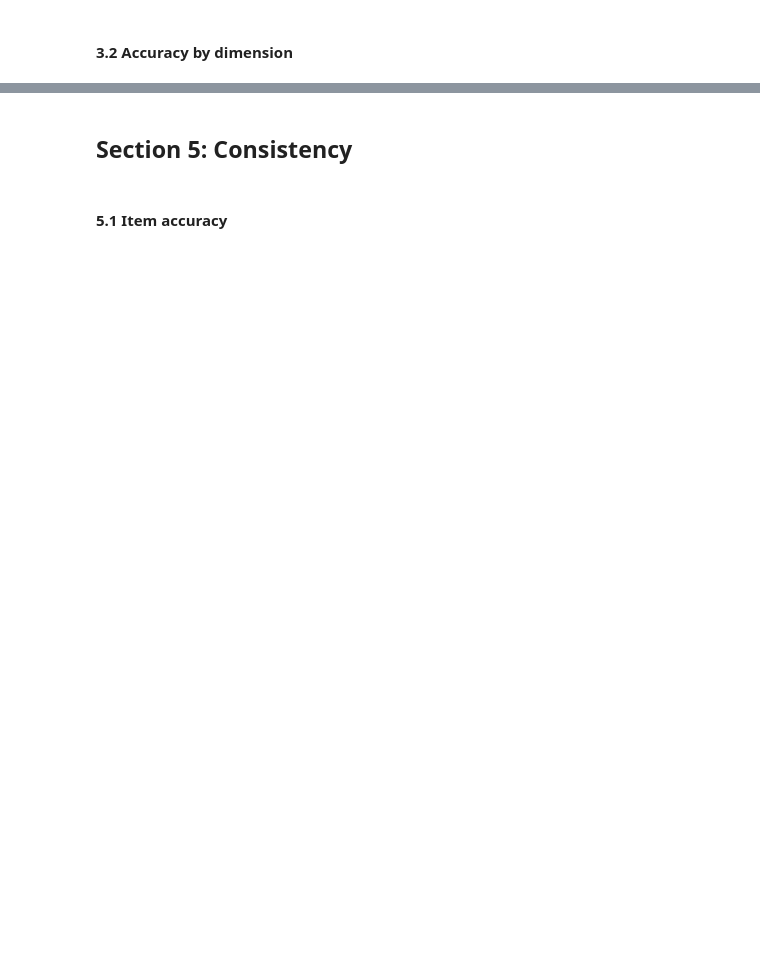
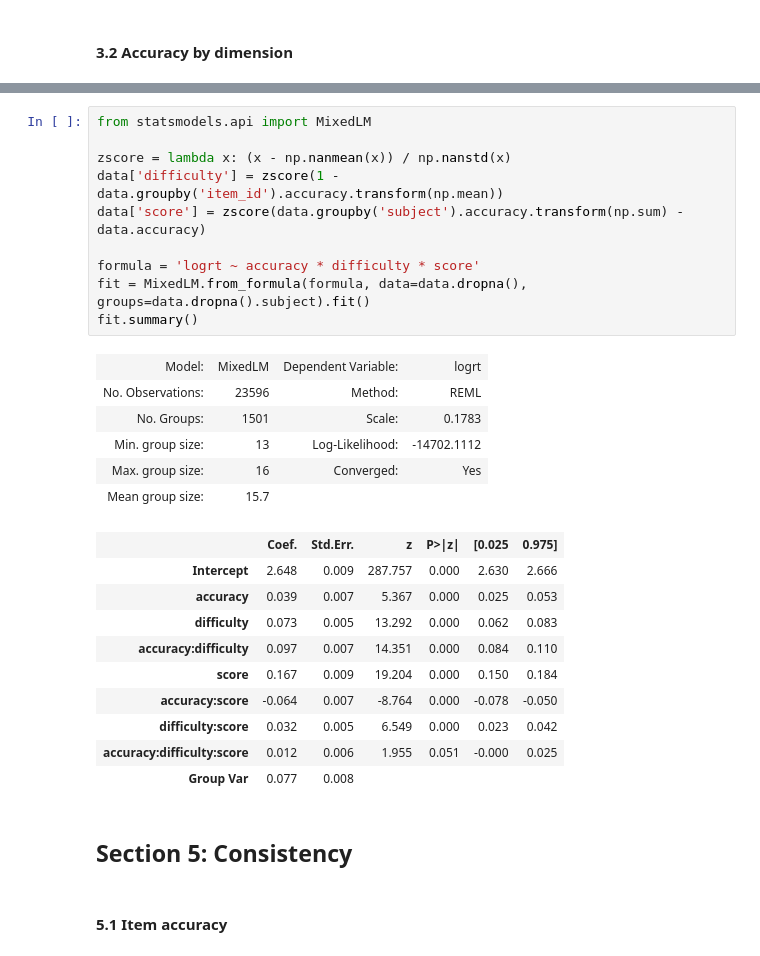
Before and after one commit to ndawlab/mars-irt, a Jupyter notebook: 03_Calibration/02_Descriptive.ipynb, the cells around one changed output, grey strips where cells are left out. Saved outputs shown, nothing was run; the diff lists cells and outputs as text; blank space fills up the shorter version.

```diff
--- a/03_Calibration/02_Descriptive.ipynb
+++ b/03_Calibration/02_Descriptive.ipynb
@@ -212,3 +294,30 @@ plt.tight_layout()
+# %%
+from statsmodels.api import MixedLM
+
+zscore = lambda x: (x - np.nanmean(x)) / np.nanstd(x)
+data['difficulty'] = zscore(1 - data.groupby('item_id').accuracy.transform(np.mean))
+data['score'] = zscore(data.groupby('subject').accuracy.transform(np.sum) - data.accuracy)
+
+formula = 'logrt ~ accuracy * difficulty * score'
+fit = MixedLM.from_formula(formula, data=data.dropna(), groups=data.dropna().subject).fit()
+fit.summary()
+# %% [output]
+| Model: | MixedLM | Dependent Variable: | logrt |
+| No. Observations: | 23596 | Method: | REML |
+| No. Groups: | 1501 | Scale: | 0.1783 |
+| Min. group size: | 13 | Log-Likelihood: | -14702.1112 |
+| Max. group size: | 16 | Converged: | Yes |
+| Mean group size: | 15.7 |  |  |
+|  | Coef. | Std.Err. | z | P>|z| | [0.025 | 0.975] |
+| Intercept | 2.648 | 0.009 | 287.757 | 0.000 | 2.630 | 2.666 |
+| accuracy | 0.039 | 0.007 | 5.367 | 0.000 | 0.025 | 0.053 |
+| difficulty | 0.073 | 0.005 | 13.292 | 0.000 | 0.062 | 0.083 |
+| accuracy:difficulty | 0.097 | 0.007 | 14.351 | 0.000 | 0.084 | 0.110 |
+| score | 0.167 | 0.009 | 19.204 | 0.000 | 0.150 | 0.184 |
+| accuracy:score | -0.064 | 0.007 | -8.764 | 0.000 | -0.078 | -0.050 |
+| difficulty:score | 0.032 | 0.005 | 6.549 | 0.000 | 0.023 | 0.042 |
+| accuracy:difficulty:score | 0.012 | 0.006 | 1.955 | 0.051 | -0.000 | 0.025 |
+| Group Var | 0.077 | 0.008 |  |  |  |  |
 # %% [markdown]
 ## Section 5: Consistency
 # %% [markdown]
```
Also changed, not shown: parts of 20 cells of this notebook, 2 other files.
